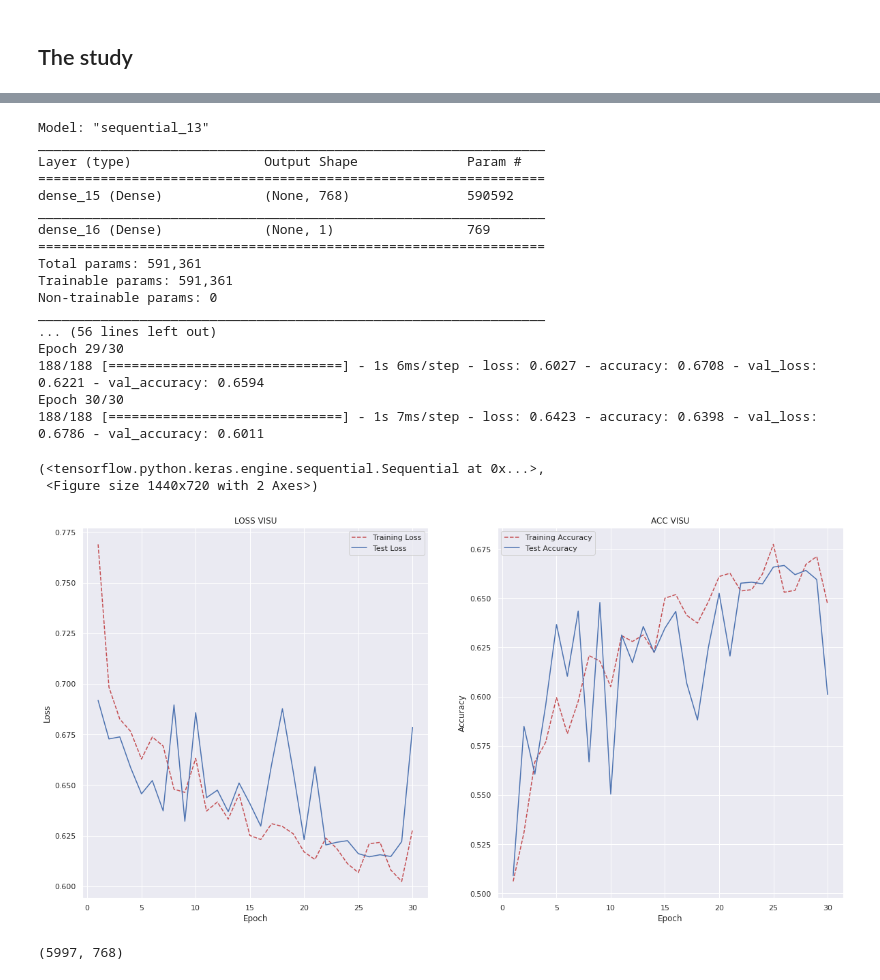
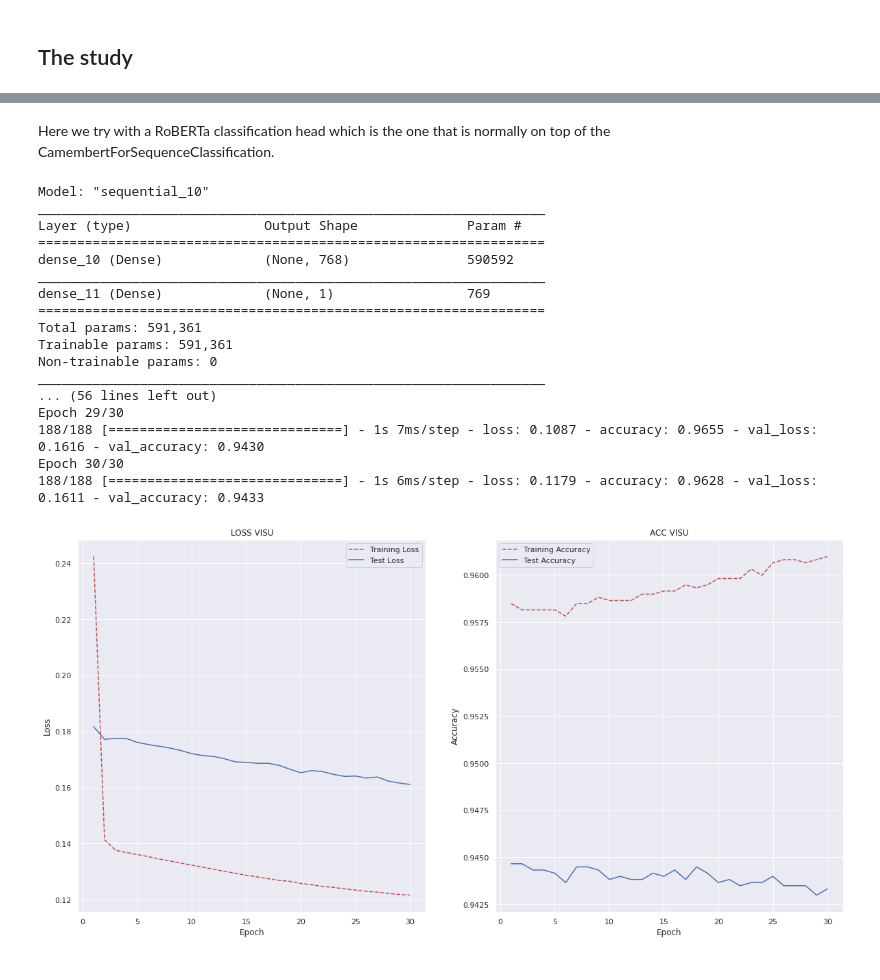
Before and after one commit to lolofo/pir_irisa_insa, a Jupyter notebook: cls_study.ipynb, the cells around one changed output, grey strips where cells are left out. Cells and saved outputs as stored; diff of their text form; code cells hidden in the pictures.

```diff
--- a/cls_study.ipynb
+++ b/cls_study.ipynb
@@ -88,15 +88,15 @@ def visu_perf_model(history: tensorflow.keras.callbacks.History
 
     return fig
 # %%
-def class_head(X_train, y_train,
-               X_test, y_test,
+def class_head(x_train, y_train,
+               x_test, y_test,
                lr: float = 0.001,
-               type: str = "XML"):
+               tp: str = "XML"):
     # creation of the model
     # here it is a simple logistic regression
     model = Sequential()
     model.add(Input(shape=(768,)))
-    if type == "RoBERTa":
+    if tp == "RoBERTa":
         # roberta class Head : 1 layer with tanh act
         model.add(Dense(units=768, activation="tanh"))
 
@@ -110,12 +110,12 @@ def class_head(X_train, y_train,
 
     model.summary()
 
-    history = model.fit(X_train,
+    history = model.fit(x_train,
                         y_train,
                         epochs=30,
                         verbose=1,
                         batch_size=32,
-                        validation_data=(X_test, y_test),
+                        validation_data=(x_test, y_test),
                         )
 
     fig = visu_perf_model(history)
@@ -174,29 +268,25 @@ Epoch 30/30
+# %% [markdown]
+Here we try with a RoBERTa classification head which is the one that is normally on top of the CamembertForSequenceClassification.
 # %%
-class_head(train_cb_ft, train_label_cb_13, test_cb_ft, test_label_cb_ft,
-           type="RoBERTa",
-           lr=0.001)
+m, f = class_head(train_cb_ft, train_label_cb_13, test_cb_ft, test_label_cb_ft,
+                  lr=0.00001,
+                  tp="RoBERTa")
 # %% [output]
-Model: "sequential_13"
+Model: "sequential_10"
 _________________________________________________________________
 Layer (type)                 Output Shape              Param #
 =================================================================
-dense_15 (Dense)             (None, 768)               590592
+dense_10 (Dense)             (None, 768)               590592
 _________________________________________________________________
-dense_16 (Dense)             (None, 1)                 769
+dense_11 (Dense)             (None, 1)                 769
 =================================================================
 Total params: 591,361
 Trainable params: 591,361
 Non-trainable params: 0
 _________________________________________________________________
 ... (56 lines left out)
 Epoch 29/30
-188/188 [==============================] - 1s 6ms/step - loss: 0.6027 - accuracy: 0.6708 - val_loss: 0.6221 - val_accuracy: 0.6594
+188/188 [==============================] - 1s 7ms/step - loss: 0.1087 - accuracy: 0.9655 - val_loss: 0.1616 - val_accuracy: 0.9430
 Epoch 30/30
-188/188 [==============================] - 1s 7ms/step - loss: 0.6423 - accuracy: 0.6398 - val_loss: 0.6786 - val_accuracy: 0.6011
+188/188 [==============================] - 1s 6ms/step - loss: 0.1179 - accuracy: 0.9628 - val_loss: 0.1611 - val_accuracy: 0.9433
-(<tensorflow.python.keras.engine.sequential.Sequential at 0x...>,
- <Figure size 1440x720 with 2 Axes>)
-[figure, old version]
+[figure, new version]
-# %%
-train_cb_ft.shape
-# %% [output]
-(5997, 768)
```
Also changed, not shown: parts of 12 cells of this notebook, 6 other files.
